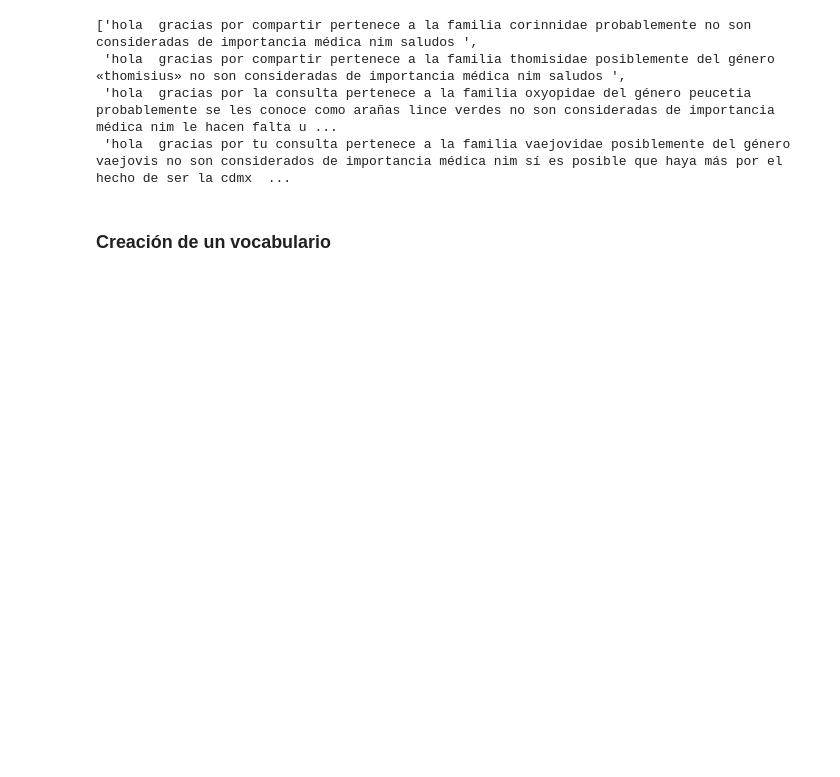
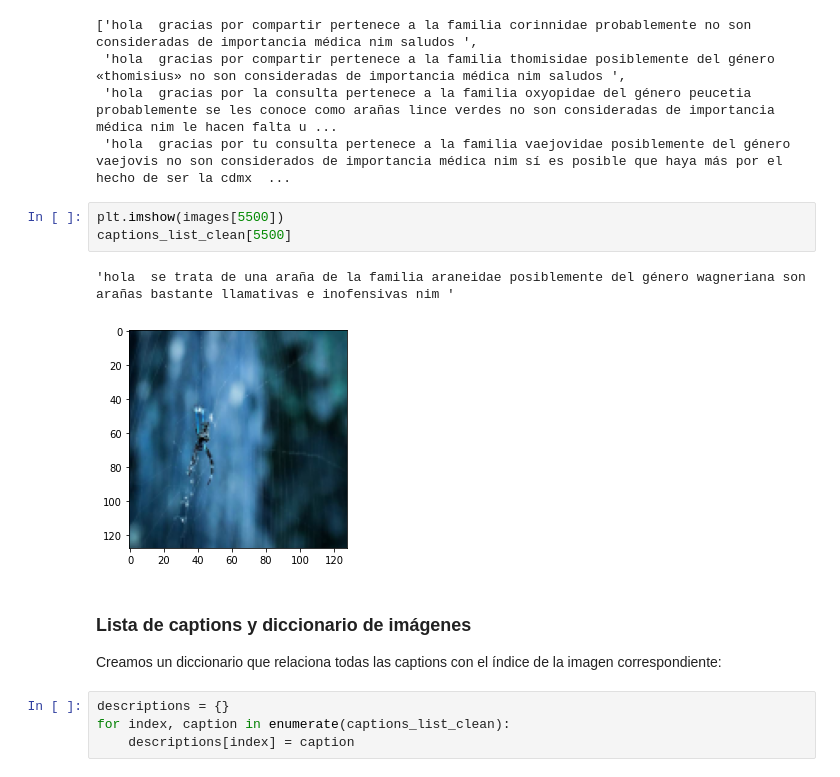
Before and after one commit to eddson90/tareas_data_science, a Jupyter notebook: statistical-learning-2/proyecto-final/parte3/Parte3_RNN.ipynb, the cells around one changed output. Cells and saved outputs as stored; diff of their text form; blank space fills up the shorter version.

```diff
--- a/statistical-learning-2/proyecto-final/parte3/Parte3_RNN.ipynb
+++ b/statistical-learning-2/proyecto-final/parte3/Parte3_RNN.ipynb
@@ -202,5 +211,17 @@ captions_list_clean[0:4]
  'hola  gracias por compartir pertenece a la familia thomisidae posiblemente del género «thomisius» no son consideradas de importancia médica nim saludos ',
  'hola  gracias por la consulta pertenece a la familia oxyopidae del género peucetia probablemente se les conoce como arañas lince verdes no son consideradas de importancia médica nim le hacen falta u ...
  'hola  gracias por tu consulta pertenece a la familia vaejovidae posiblemente del género vaejovis no son considerados de importancia médica nim sí es posible que haya más por el hecho de ser la cdmx  ...
-# %% [markdown]
-### Creación de un vocabulario
+# %%
+plt.imshow(images[5500])
+captions_list_clean[5500]
+# %% [output]
+'hola  se trata de una araña de la familia araneidae posiblemente del género wagneriana son arañas bastante llamativas e inofensivas nim '
+[figure, added]
+# %% [markdown]
+### Lista de captions y diccionario de imágenes
+
+Creamos un diccionario que relaciona todas las captions con el índice de la imagen correspondiente:
+# %%
+descriptions = {}
+for index, caption in enumerate(captions_list_clean):
+    descriptions[index] = caption
```
Also changed, not shown: parts of 38 cells of this notebook.
